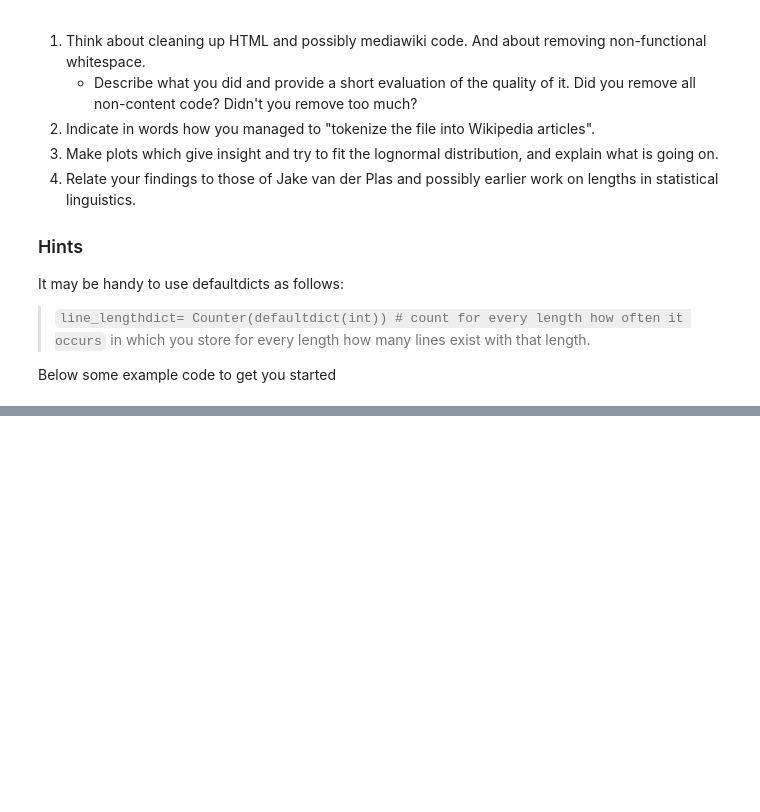
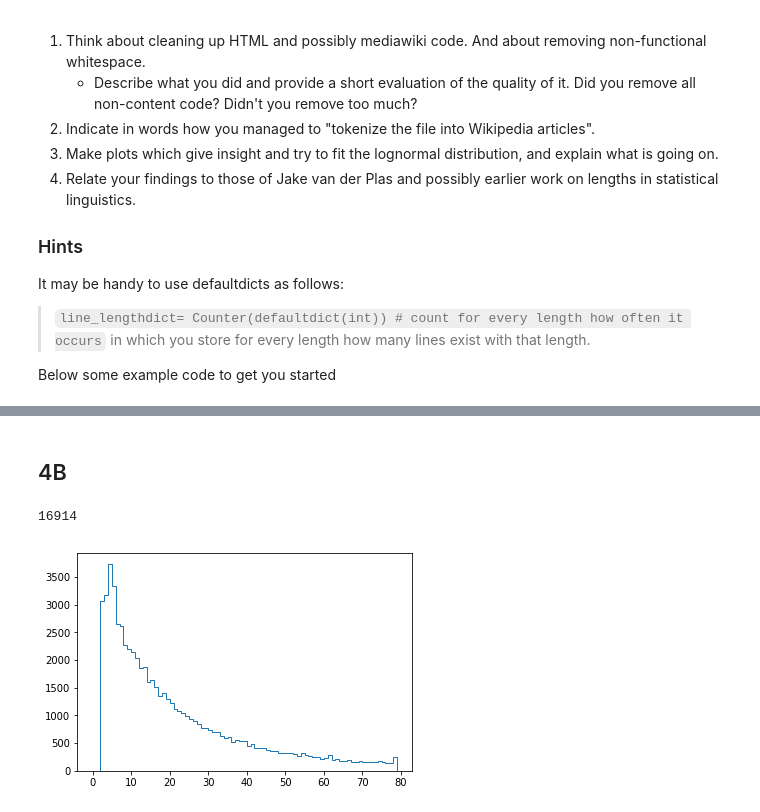
Before and after one commit to JoepStraatman/datascience, a Jupyter notebook: Log_normal_distribution_of_Wikipedia.ipynb, the cells around one changed output, grey strips where cells are left out. Drawn from its saved outputs; the diff is of its cells as text; code cells hidden in the pictures; blank space fills up the shorter version.

```diff
--- a/Log_normal_distribution_of_Wikipedia.ipynb
+++ b/Log_normal_distribution_of_Wikipedia.ipynb
@@ -119,0 +84,5 @@ np.array(list(mydict.keys())) *2
+# %%
+artikellijst= []
+for key in articles.keys():
+    artikellijst.append(key)
+print (len(artikellijst))
@@ -119,0 +174,13 @@ np.array(list(mydict.keys())) *2
+# %% [markdown]
+## 4B
+# %%
+lengtesB = []
+for x in artikellijst:
+    if len(articles[x]) > 1:
+        lengtesB.append(len(articles[x]))
+
+print (max(lengtesB))
+plt.hist(lengtesB, bins=np.arange(80), histtype='step', linewidth=1);
+# %% [output]
+16914
+[figure, added]
```
Also changed, not shown: parts of 31 cells of this notebook, 1 other file.
